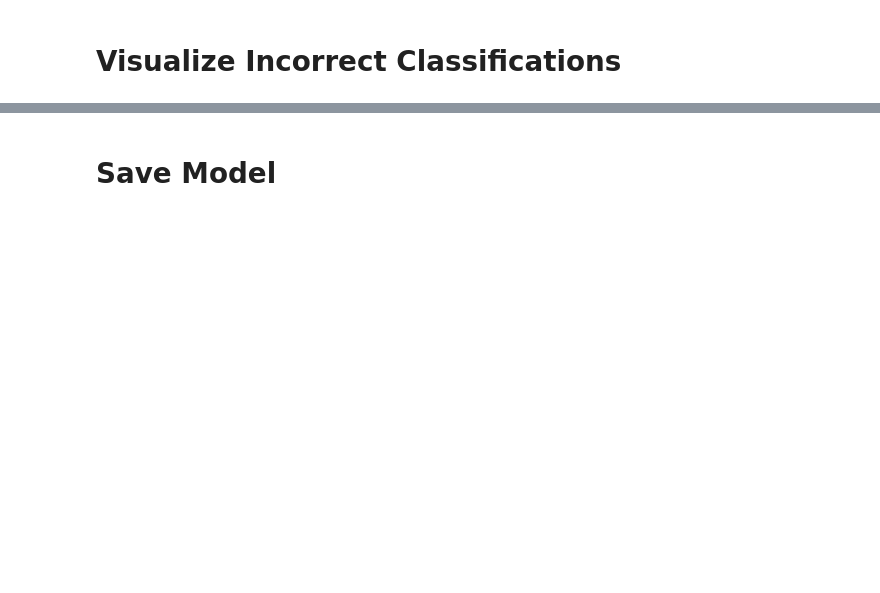
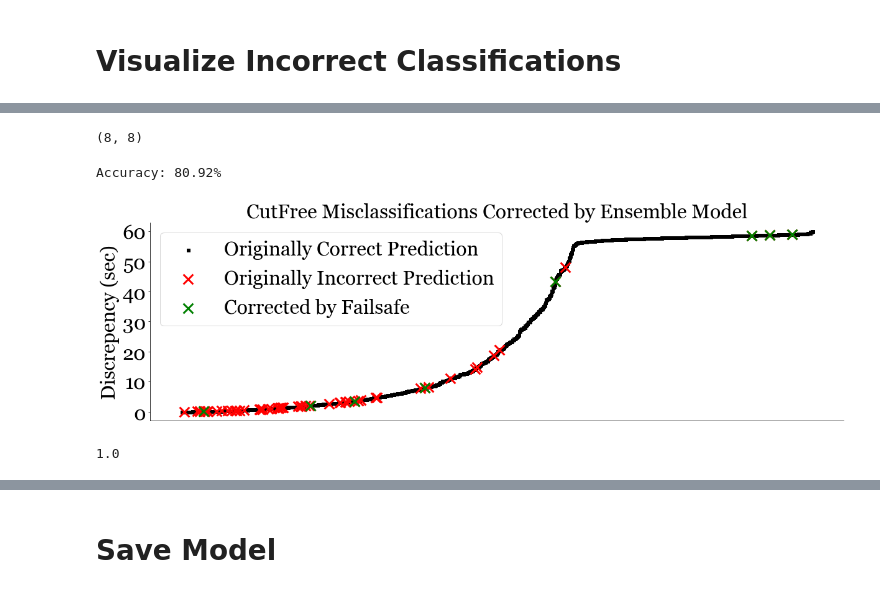
Before and after one commit to wrickord/CutFree, a Jupyter notebook: cutfree-models/CutFree-Algorithm-Classification.ipynb, the cells around one changed output, grey strips where cells are left out. Drawn from its saved outputs; the diff is of its cells as text; code cells hidden in the pictures; blank space fills up the shorter version.

```diff
--- a/cutfree-models/CutFree-Algorithm-Classification.ipynb
+++ b/cutfree-models/CutFree-Algorithm-Classification.ipynb
@@ -443,12 +489,12 @@ sensitivity
 # %%
-with open("sensitivity_results.csv", "a") as f:
+with open("results/sensitivity_results.csv", "a") as f:
     writer = csv.writer(f)
     writer.writerow([sensitivity])
 # %%
 average_sensitivity = np.array([])
 n = 0
 
-with open("sensitivity_results.csv", "r") as f:
+with open("results/sensitivity_results.csv", "r") as f:
     reader = csv.reader(f)
     for row in reader:
         if row != []:
@@ -462,0 +511,3 @@ Number of Trials: 10
+# %%
+incorrect_cutfree = df_total[df_total.Prediction == 0][df_total.Algorithm == 1]
+incorrect_cutfree.shape
@@ -462,0 +561,48 @@ Number of Trials: 10
+# %%
+df_fixed.shape
+# %% [output]
+(8, 8)
+# %%
+new_accuracy = ((accuracy_score(y_pred, y_test)) + (fixed/len(y_test))) *100
+print("Accuracy: {:.2f}%".format(new_accuracy))
+# %% [output]
+Accuracy: 80.92%
+# %%
+df_total = df_total[df_total.Algorithm == 1]
+# %%
+plt.figure(figsize=(20,20))
+
+plt.subplot(311)
+
+plt.scatter(
+    df_total[df_total.Prediction==1].index, df_total[df_total.Prediction==1].Discrepency,
+    c = "k",
+    linewidths = 1,
+    marker ="s",
+    s = 25)
+
+plt.scatter(
+    df_total[df_total.Prediction==0].index, df_total[df_total.Prediction==0].Discrepency,
+    c ="red",
+    linewidths = 3,
+    marker ="x",
+    s = 250)
+
+plt.scatter(
+    df_fixed.index, df_fixed.Discrepency,
+    c ="green",
+    linewidths = 3,
+    marker ="x",
+    s = 250)
+
+plt.title(f"CutFree Misclassifications Corrected by Ensemble Model", fontsize=32, **gfont)
+plt.ylabel("Discrepency (sec)", fontsize=32, **gfont)
+plt.legend(["Originally Correct Prediction", "Originally Incorrect Prediction", "Corrected by Failsafe"], prop=font)
+ax = plt.gca()
+plt.xticks(fontsize=32, **gfont)
+plt.yticks(fontsize=32, **gfont)
+ax.get_xaxis().set_visible(False)
+ax.spines.right.set_visible(False)
+ax.spines.top.set_visible(False)
+# %% [output]
+[figure, added]
@@ -462,0 +611,11 @@ Number of Trials: 10
+# %%
+false_positives = df_total[df_total.Prediction==0].CutFree_Time > 60
+false_positives = false_positives[false_positives==True].count()
+
+true_positives = df_total[df_total.Prediction==1].CutFree_Time > 60
+true_positives = true_positives[true_positives==True].count()
+
+ensemble_sensitivity = true_positives / (true_positives + false_positives)
+ensemble_sensitivity
+# %% [output]
+1.0
```
Also changed, not shown: parts of 38 cells of this notebook, 12 other files.
